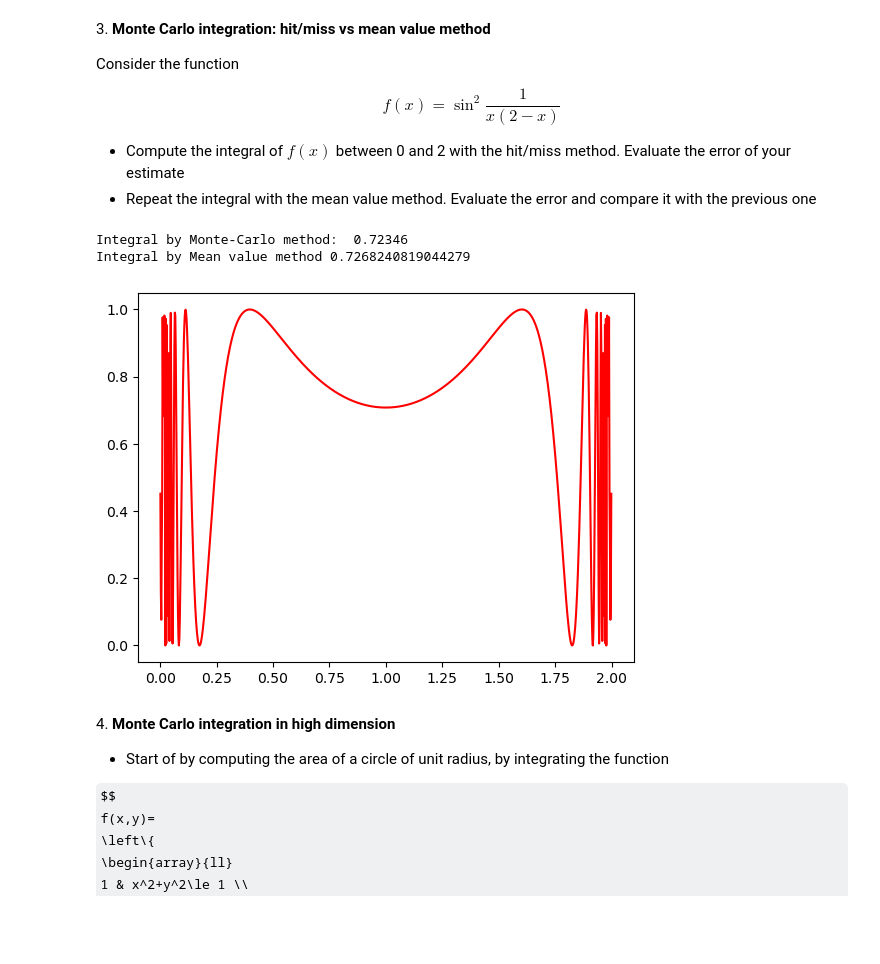
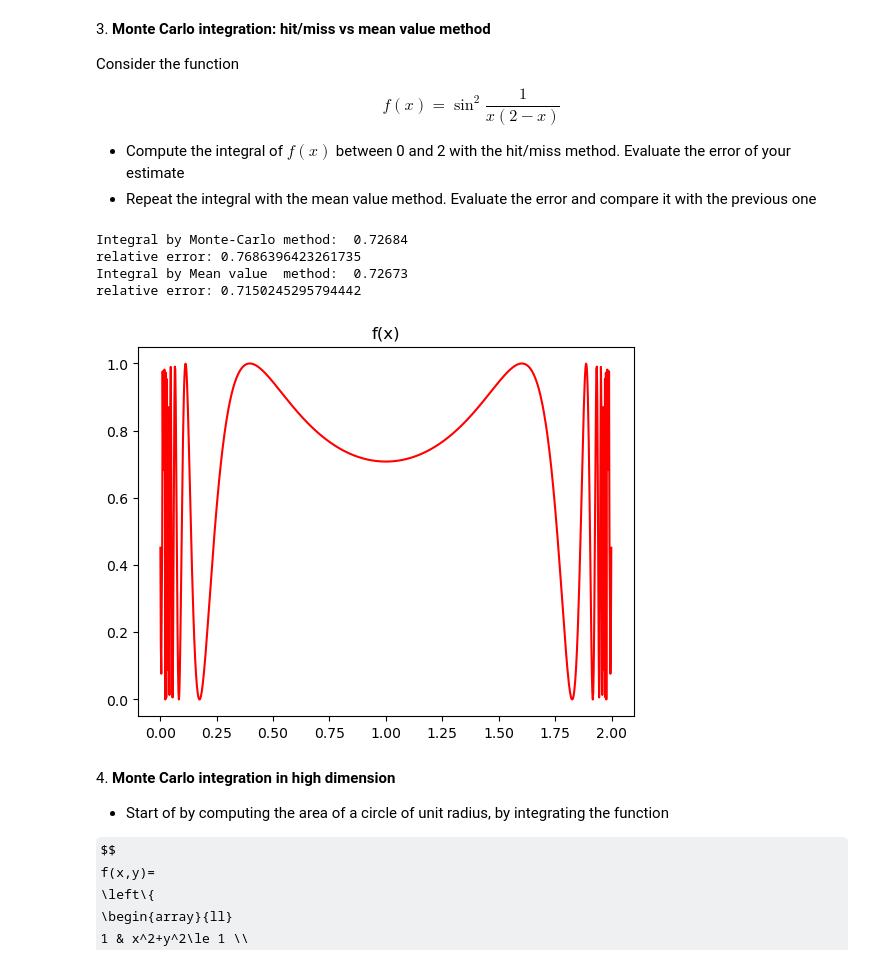
Before and after one commit to EugeniaBoccanera/LaboratoryOfComputationalPhysics_Y6, a Jupyter notebook: 10ex_MonteCarlo.ipynb, the cells around one changed output. Drawn from its saved outputs; the diff is of its cells as text; code cells hidden in the pictures; some formulas as TeX source; blank space fills up the shorter version.

```diff
--- a/10ex_MonteCarlo.ipynb
+++ b/10ex_MonteCarlo.ipynb
@@ -190,34 +251,39 @@ $$f(x) =\sin^2{\frac{1}{x(2-x)}}$$
 # %%
  #Hit or Miss method or Monte-Carlo method
 def f(x):
     return (np.sin(1/(x*(2-x))))**2
 
 x=np.linspace(0.001,1.999,1000) #at x=0 and x=2 very disturbing things happen. There exists singular points.
 plt.plot(x,f(x),'r-')
+plt.title('f(x)')
 
 N=100000
 count=0
 for i in range(N):
     x=np.random.random()
     y=np.random.random()
     if y<f(x): count+=1
 I=count/N
 print("Integral by Monte-Carlo method: ",I)
+print('relative error:', np.abs(np.pi-I)/np.pi)
 
 # Mean value method
 def f(x):
     return (np.sin(1/(x*(2-x))))**2
 
 N=100000
 x = np.random.uniform(size=N)
 a = 0
 b = 1
 I = ((b-a)/N)*sum(f(x))
-print("Integral by Mean value method",I)
+print(f"Integral by Mean value  method:  {I:.5f}")
+print('relative error:', np.abs((np.pi**5/120)-I)/(np.pi**5/120))
 # %% [output]
-Integral by Monte-Carlo method:  0.72346
-Integral by Mean value method 0.7268240819044279
+Integral by Monte-Carlo method:  0.72684
+relative error: 0.7686396423261735
+Integral by Mean value  method:  0.72673
+relative error: 0.7150245295794442
-[figure, old version]
+[figure, new version]
 # %% [markdown]
 4\. **Monte Carlo integration in high dimension**
 
```
Also changed, not shown: parts of 7 cells of this notebook.
